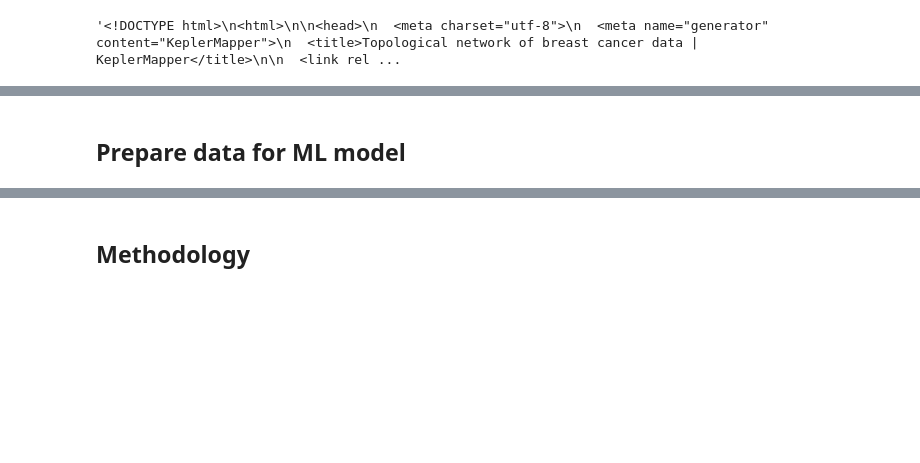
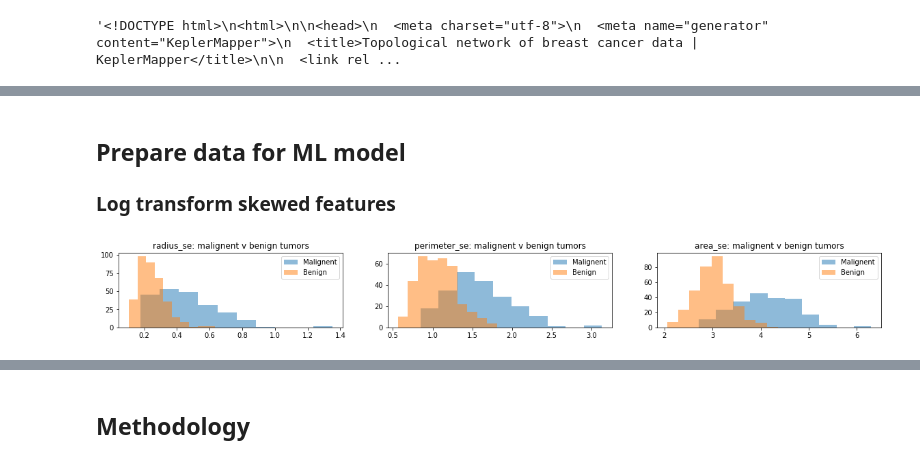
Before and after one commit to pranath/breast_cancer_prediction, a Jupyter notebook: breast_cancer_prediction.ipynb, the cells around one changed output, grey strips where cells are left out. Cells and saved outputs as stored; diff of their text form; code cells hidden in the pictures; blank space fills up the shorter version.

```diff
--- a/breast_cancer_prediction.ipynb
+++ b/breast_cancer_prediction.ipynb
@@ -228,3 +321,19 @@ mapper.visualize(graph,
 ![title](img/tda_breast_cancer2.png)
 # %% [markdown]
 ## Prepare data for ML model
+
+### Log transform skewed features
+# %%
+# Log-transform the skewed features
+skewed = ['radius_se', 'perimeter_se', 'area_se']
+features_log_transformed = pd.DataFrame(data = bcancer_clean_df)
+features_log_transformed[skewed] = features_log_transformed[skewed].apply(lambda x: np.log(x + 1))
+
+# Split dataset into those with malignent and those with benign tumors
+malignent_log_transformed_df = features_log_transformed[features_log_transformed['diagnosis']==1]
+benign_log_transformed_df = features_log_transformed[features_log_transformed['diagnosis']==0]
+
+# Display the distributions of previously skewed features
+compare_features_benign_malignent(skewed, malignent_log_transformed_df, benign_log_transformed_df, 1, 3, 20, 2)
+# %% [output]
+[figure, added]
```
Also changed, not shown: parts of 35 cells of this notebook.
